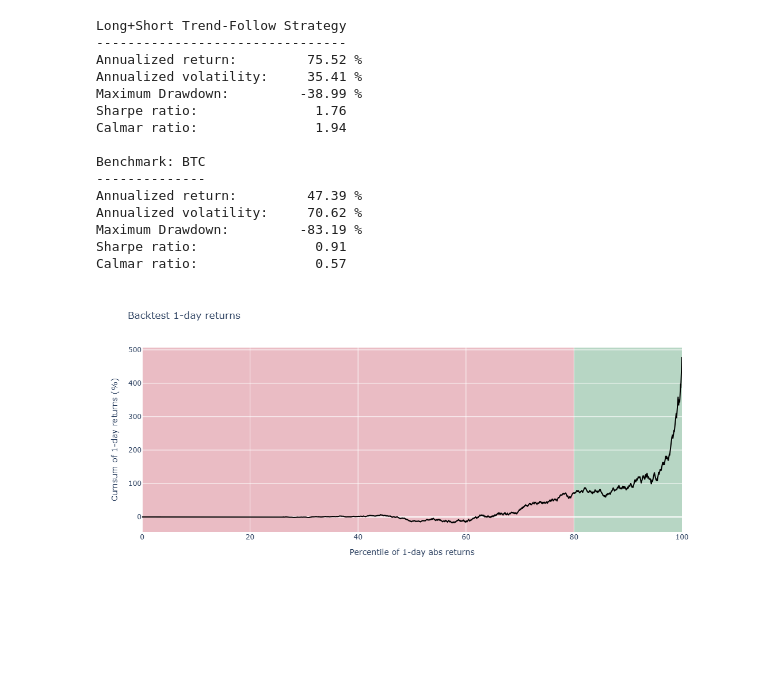
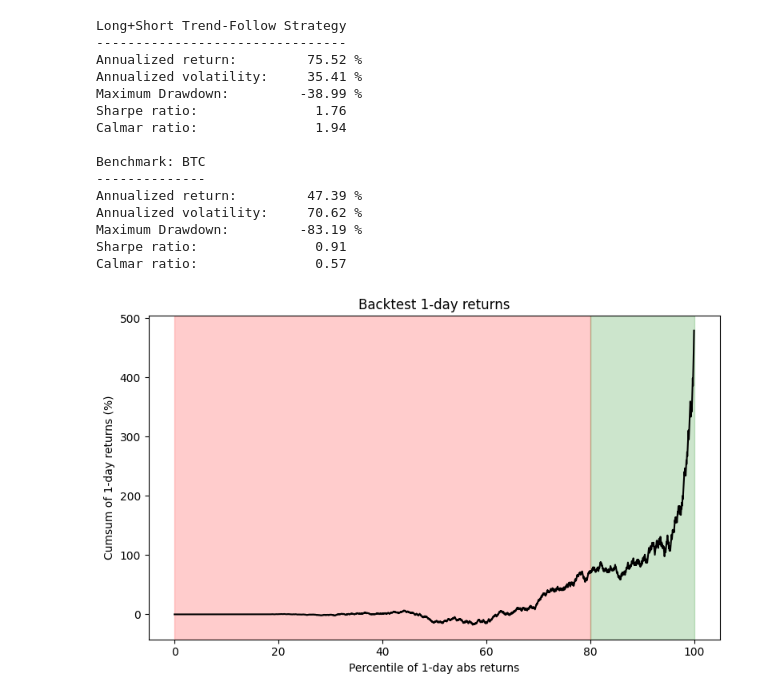
Before and after one commit to nicolasdd1996/crypto-trend-follow, a Jupyter notebook: notebooks/crypto_trend.ipynb, the cells around one changed output. Saved outputs shown, nothing was run; the diff lists cells and outputs as text; code cells hidden in the pictures; blank space fills up the shorter version.

```diff
--- a/notebooks/crypto_trend.ipynb
+++ b/notebooks/crypto_trend.ipynb
@@ -846,55 +846,23 @@ Annualized volatility:     70.62 %
 Maximum Drawdown:         -83.19 %
 Sharpe ratio:               0.91
 Calmar ratio:               0.57
-# %%
-rs = pf.value().pct_change().dropna()
-rs_sorted = sorted(rs, key=abs)
-x = np.linspace(0, 100, len(rs_sorted))
-
-fig = go.Figure()
-fig.add_trace(go.Scatter(x=x, y=100*np.cumsum(rs_sorted), line={'color':'black'}))
-
-# Añadir bandas verticales
-fig.update_layout(
-    width=800,
-    height=500,
-    xaxis_title='Percentile of 1-day abs returns',
-    yaxis_title='Cumsum of 1-day returns (%)',
-    title='Backtest 1-day returns',
-    shapes=[
-        # Banda roja: 0 a 80
-        dict(
-            type="rect",
-            xref="x",
-            yref="paper",
-            x0=0,
-            x1=80,
-            y0=0,
-            y1=1,
-            fillcolor="red",
-            opacity=0.2,
-            layer="below",
-            line_width=0,
-        ),
-        # Banda verde: 80 a 100
-        dict(
-            type="rect",
-            xref="x",
-            yref="paper",
-            x0=80,
-            x1=100,
-            y0=0,
-            y1=1,
-            fillcolor="green",
-            opacity=0.2,
-            layer="below",
-            line_width=0,
-        )
-    ]
-)
-
-# This strat is clearly possitive convex, as expected from Trend-Follow systems
-# Hurst exponent ~0.6-0.8
-# Narrative is clear
-# %% [output]
-[figure, removed]
+# %%
+rs = pf.value().pct_change().dropna()
+rs_sorted = sorted(rs, key=abs)
+x = np.linspace(0, 100, len(rs_sorted))
+
+fig, ax = plt.subplots(figsize=(8, 5))
+
+ax.axvspan(0, 80, color='red', alpha=0.2, label='0-80 percentile')
+ax.axvspan(80, 100, color='green', alpha=0.2, label='80-100 percentile')
+
+ax.plot(x, 100*np.cumsum(rs_sorted), color='black', label='Cumsum of 1-day returns')
+
+ax.set_xlabel('Percentile of 1-day abs returns')
+ax.set_ylabel('Cumsum of 1-day returns (%)')
+ax.set_title('Backtest 1-day returns')
+
+plt.tight_layout()
+plt.show()
+# %% [output]
+[figure, added]
```
Also changed, not shown: parts of 1 cell of this notebook.
